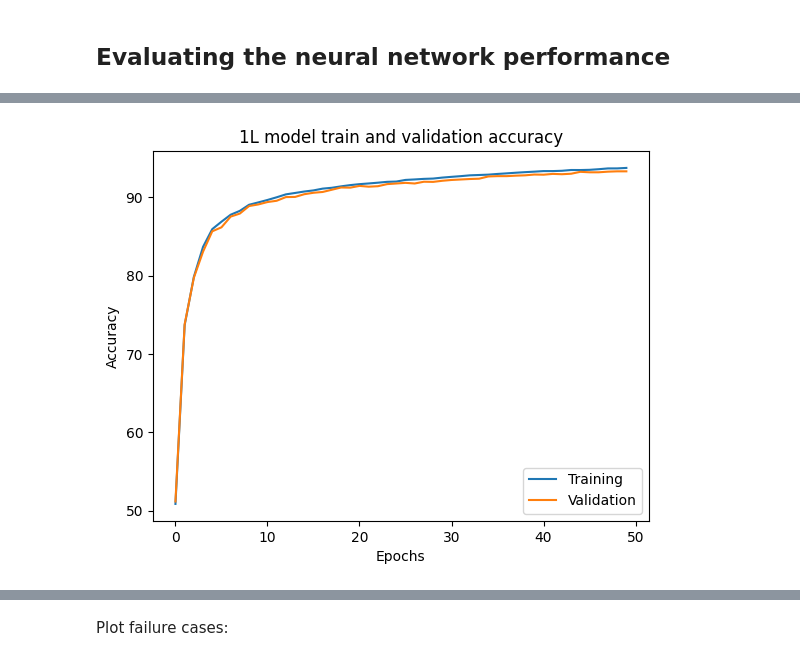
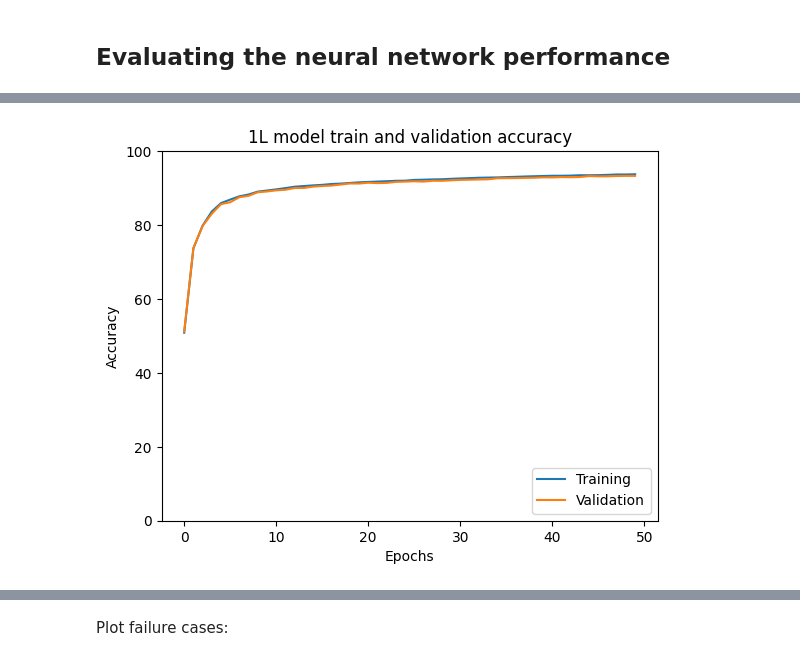
Before and after one commit to FoyerD/ML_A3, a Jupyter notebook: ch11.ipynb, the cells around one changed output, grey strips where cells are left out. Drawn from its saved outputs; the diff is of its cells as text; code cells hidden in the pictures.

```diff
--- a/ch11.ipynb
+++ b/ch11.ipynb
@@ -755,16 +757,17 @@ plt.show()
 # %%
 plt.plot(range(len(epoch_train_acc1)), epoch_train_acc1,
          label='Training')
 plt.plot(range(len(epoch_valid_acc1)), epoch_valid_acc1,
          label='Validation')
 plt.ylabel('Accuracy')
 plt.xlabel('Epochs')
 plt.legend(loc='lower right')
 plt.title("1L model train and validation accuracy")
+plt.ylim(0, 100)
 plt.savefig('plots/1L_ACC.png', dpi=300)
 plt.show()
 # %% [output]
-[figure, old version]
+[figure, new version]
 # %%
 plt.plot(range(len(epoch_train_acc2)), epoch_train_acc2,
          label='Training')
```
Also changed, not shown: parts of 13 cells of this notebook, 1 other file.
